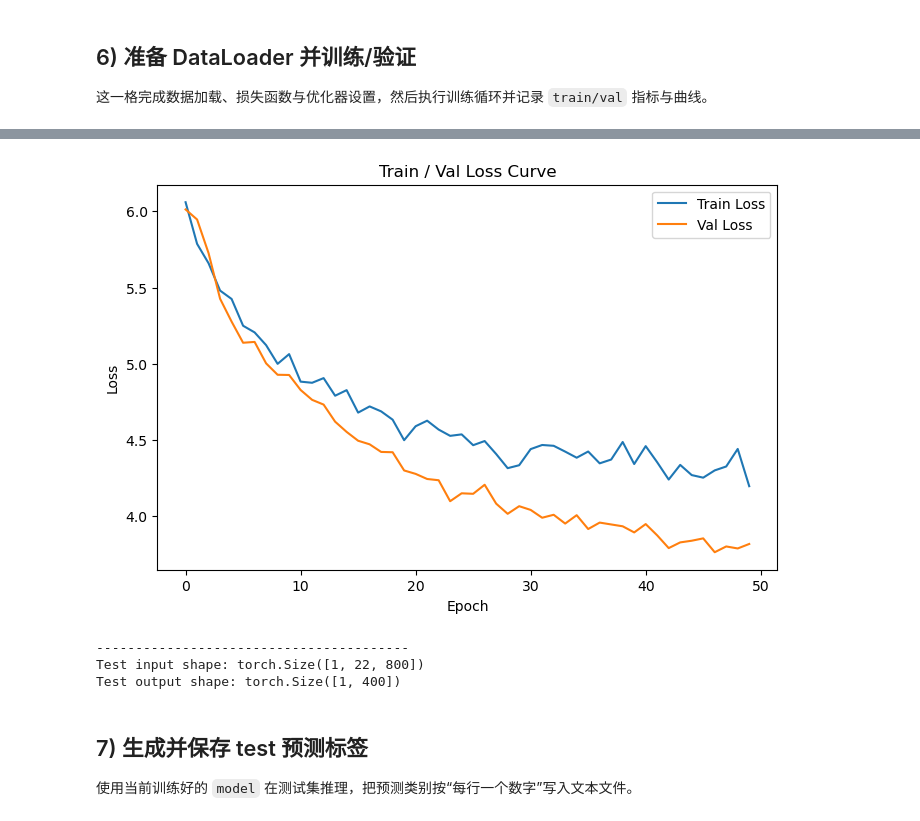
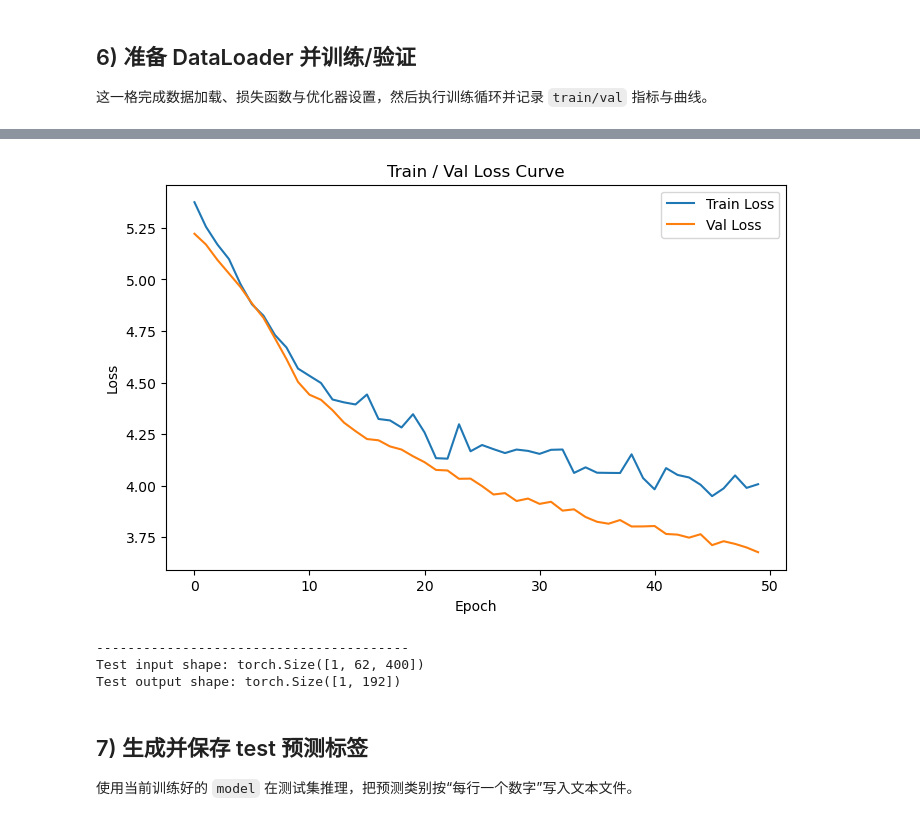
Before and after one commit to Houxu-CHEN/-2026-, a Jupyter notebook: train.ipynb, the cells around one changed output, grey strips where cells are left out. Cells and saved outputs as stored; diff of their text form; code cells hidden in the pictures.

```diff
--- a/train.ipynb
+++ b/train.ipynb
@@ -2,7 +2,7 @@
 import json
 from pathlib import Path
 
-DATA_NAME = "BCIC2A"#"MDD","SEED","SLEEP","CHINESE","BCIC2A"
+DATA_NAME = "SEED"#"MDD","SEED","SLEEP","CHINESE","BCIC2A"
 
 DATA_DIR = Path("..") / DATA_NAME
 
@@ -24,7 +24,9 @@ window_sec = info["processing"]["window_sec"]
 print("=== Dataset Intro ===")
 print("Categories:", category_list)
 print("Number of classes",len(category_list))
+CLASSES = len(category_list)
 print("Channels (count):", len(channels))
+CHANNELS = len(channels)
 print("Channels:", channels)
 print("Target Sampling Rate (Hz):", target_sampling_rate)
 print("Window Size (sec):", window_sec)
@@ -184,12 +339,10 @@ from torch.utils.data import DataLoader
 from TEST_DATASET import TrainDataset, TestDataset
 
 
-CHANNELS = 20
 patch_size = 200
-CLASSES = 2
 BATCH_SIZE = 32
 EPOCHS = 50
-LR = 1e-3
+LR = 3e-3
 
 # -------------------------
 # 数据
@@ -206,12 +359,12 @@ test_loader = DataLoader(test_ds, batch_size=1, shuffle=False)
 # 模型、损失、优化器
 # -------------------------
 model = EEGNet(
-        chans=20
+        chans=CHANNELS
     )
-criterion = nn.CrossEntropyLoss()
-# criterion = nn.CrossEntropyLoss(label_smoothing=0.1)
-optimizer = torch.optim.Adam(model.parameters(), lr=LR)
-# optimizer = torch.optim.AdamW(model.parameters(),lr=LR,weight_decay=1e-3)
+# criterion = nn.CrossEntropyLoss()
+criterion = nn.CrossEntropyLoss(label_smoothing=0.1)
+# optimizer = torch.optim.Adam(model.parameters(), lr=LR)
+optimizer = torch.optim.AdamW(model.parameters(),lr=LR,weight_decay=1e-3)
 # scheduler = torch.optim.lr_scheduler.CosineAnnealingLR(
             # optimizer, T_max=EPOCHS * len(train_loader), eta_min=1e-6
         # )
@@ -328,7 +481,7 @@ Final Val Accuracy: 0.3167
-[figure, old version]
+[figure, new version]
 ----------------------------------------
-Test input shape: torch.Size([1, 22, 800])
-Test output shape: torch.Size([1, 400])
+Test input shape: torch.Size([1, 62, 400])
+Test output shape: torch.Size([1, 192])
 # %% [markdown]
 ## 7) 生成并保存 test 预测标签
 使用当前训练好的 `model` 在测试集推理，把预测类别按“每行一个数字”写入文本文件。
```
Also changed, not shown: parts of 4 cells of this notebook, 1 other file.
